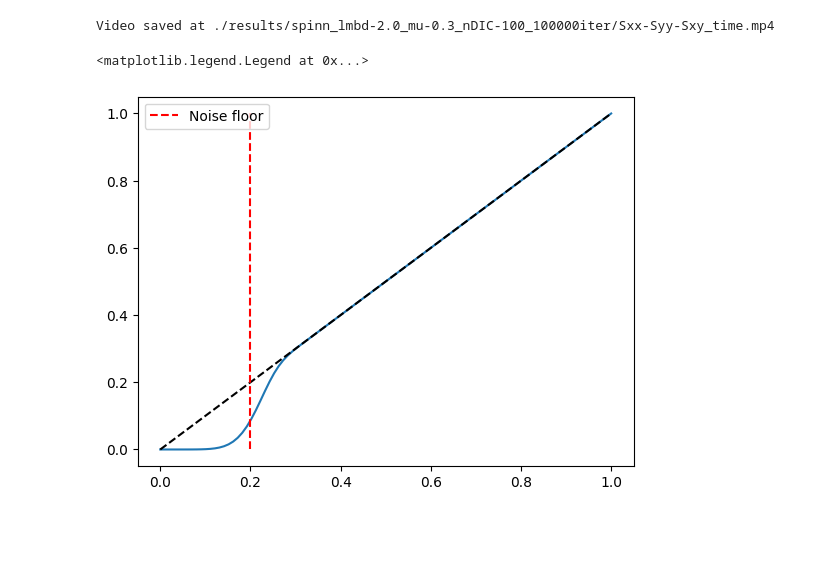
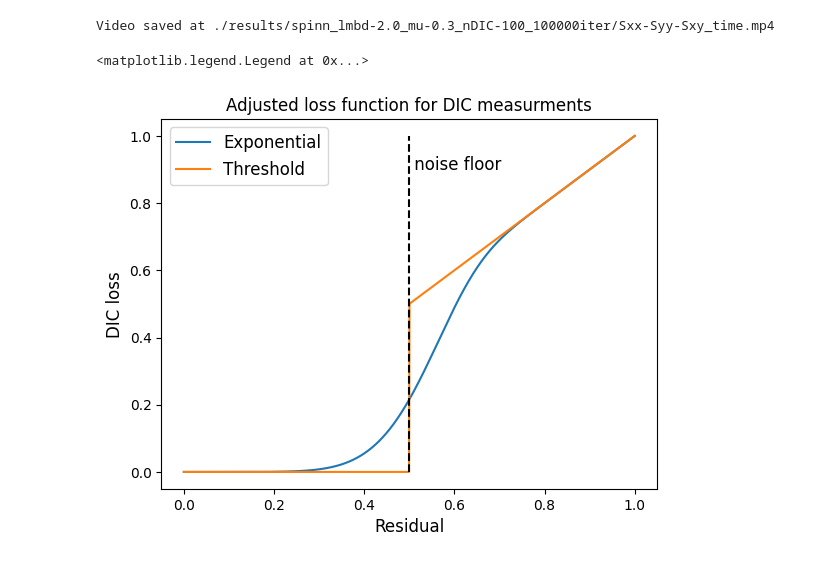
Before and after one commit to bonneted/pinn-cm, a Jupyter notebook: inverse/plot_inverse.ipynb, the cells around one changed output. Cells and saved outputs as stored; diff of their text form; code cells hidden in the pictures; blank space fills up the shorter version.

```diff
--- a/inverse/plot_inverse.ipynb
+++ b/inverse/plot_inverse.ipynb
@@ -315,16 +339,23 @@ Video saved at ./results/spinn_lmbd-2.0_mu-0.3_nDIC-100_100000iter/Sxx-Syy-Sxy_t
 # %%
 #exponential decay
 max_range = 1
-noise_floor = max_range/5
-dist = np.linspace(0, max_range, 100)
+noise_floor = max_range/2
+dist = np.linspace(0, max_range, 1000)
 
 def exponential_loss(dist, noise_floor):
     return dist*(1-np.exp(-(dist/(1.1*noise_floor))**6))
-
-plt.plot(dist, exponential_loss(dist, noise_floor))
-plt.plot(dist, dist, 'k--')
-plt.vlines(noise_floor, 0, max_range, linestyles='--',colors='r', label="Noise floor")
-plt.legend()
+def threshold_loss(dist, noise_floor):
+    return np.where(np.abs(dist)<noise_floor, 0, dist)
+# plt.figure(size=(8,6))
+plt.plot(dist, exponential_loss(dist, noise_floor), label="Exponential")
+plt.plot(dist, threshold_loss(dist, noise_floor), label="Threshold")
+# plt.plot(dist, dist, 'k--')
+plt.vlines(noise_floor, 0, max_range, linestyles='--',colors='k')
+plt.text(noise_floor, max_range*0.9, f" noise floor", color='k', fontsize=12)
+plt.title("Adjusted loss function for DIC measurments")
+plt.xlabel("Residual", fontsize=12)
+plt.ylabel("DIC loss", fontsize=12)
+plt.legend(fontsize=12)
 # %% [output]
 <matplotlib.legend.Legend at 0x...>
-[figure, old version]
+[figure, new version]
```
Also changed, not shown: parts of 4 cells of this notebook, 1 other file.
